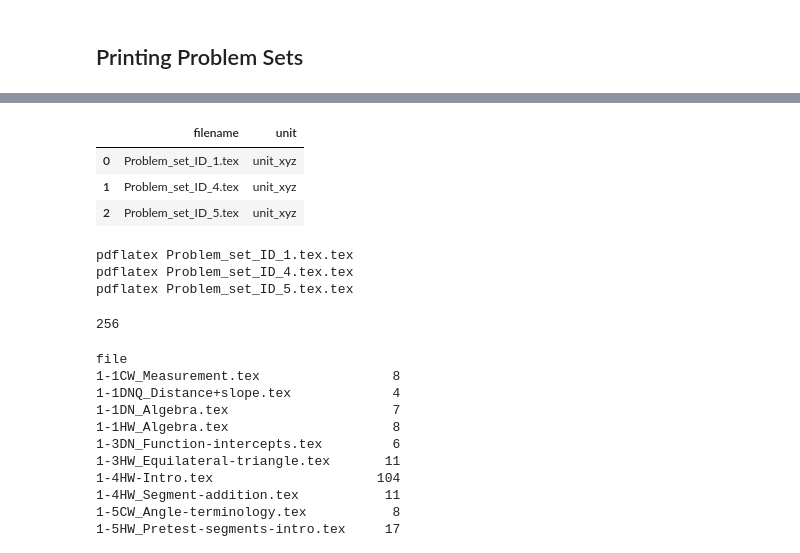
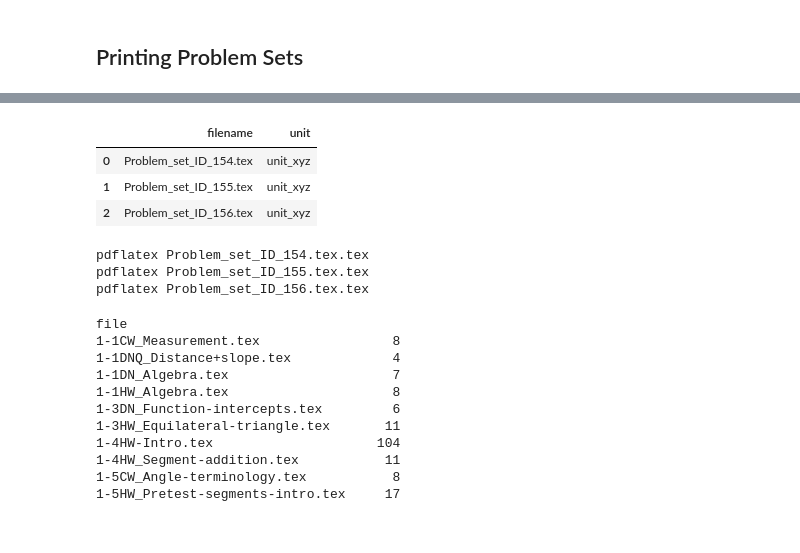
Before and after one commit to chrishuson/mathai, a Jupyter notebook: src/notes.ipynb, the cells around one changed output, grey strips where cells are left out. Drawn from its saved outputs; the diff is of its cells as text; code cells hidden in the pictures.

```diff
--- a/src/notes.ipynb
+++ b/src/notes.ipynb
@@ -82,23 +108,19 @@ pset_df.loc[[1, 4, 5]]
 # %%
-out_file_df = print_problem_set_df(pset_df.loc[[1, 4, 5]], problem_df)
+out_file_df = print_problem_set_df(pset_df.loc[[154, 155, 156]], problem_df)
 out_file_df
 # %% [output]
 |  | filename | unit |
-| 0 | Problem_set_ID_1.tex | unit_xyz |
-| 1 | Problem_set_ID_4.tex | unit_xyz |
-| 2 | Problem_set_ID_5.tex | unit_xyz |
+| 0 | Problem_set_ID_154.tex | unit_xyz |
+| 1 | Problem_set_ID_155.tex | unit_xyz |
+| 2 | Problem_set_ID_156.tex | unit_xyz |
 # %%
 for file in out_file_df.filename:
     print('pdflatex ' + file + '.tex')
-    #os.system('pdflatex ' + file + '.tex')
+    os.system('pdflatex ../out/' + file + '.tex')
 # %% [output]
-pdflatex Problem_set_ID_1.tex.tex
-pdflatex Problem_set_ID_4.tex.tex
-pdflatex Problem_set_ID_5.tex.tex
+pdflatex Problem_set_ID_154.tex.tex
+pdflatex Problem_set_ID_155.tex.tex
+pdflatex Problem_set_ID_156.tex.tex
-# %%
-os.system('pdflatex Problem_set_ID_4.tex.tex')
-# %% [output]
-256
 # %%
 problem_df.sort_index().groupby('file').question.count().head(20)
 # %% [output]
```
Also changed, not shown: parts of 21 cells of this notebook, 1 other file.
